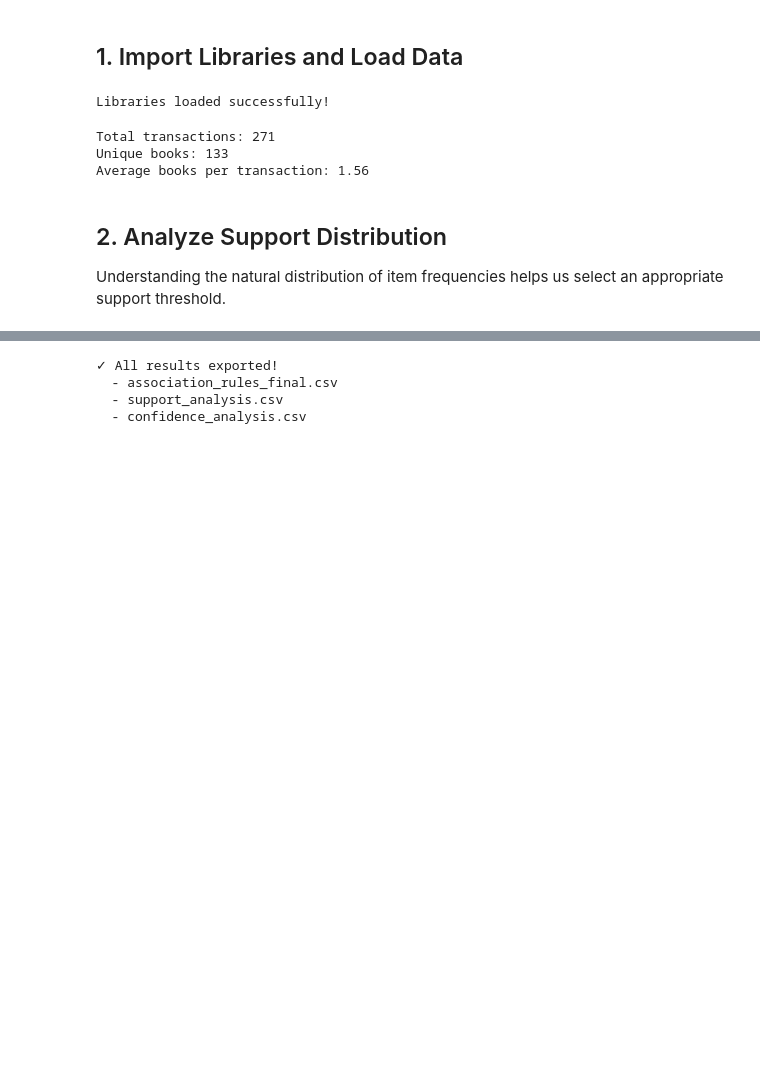
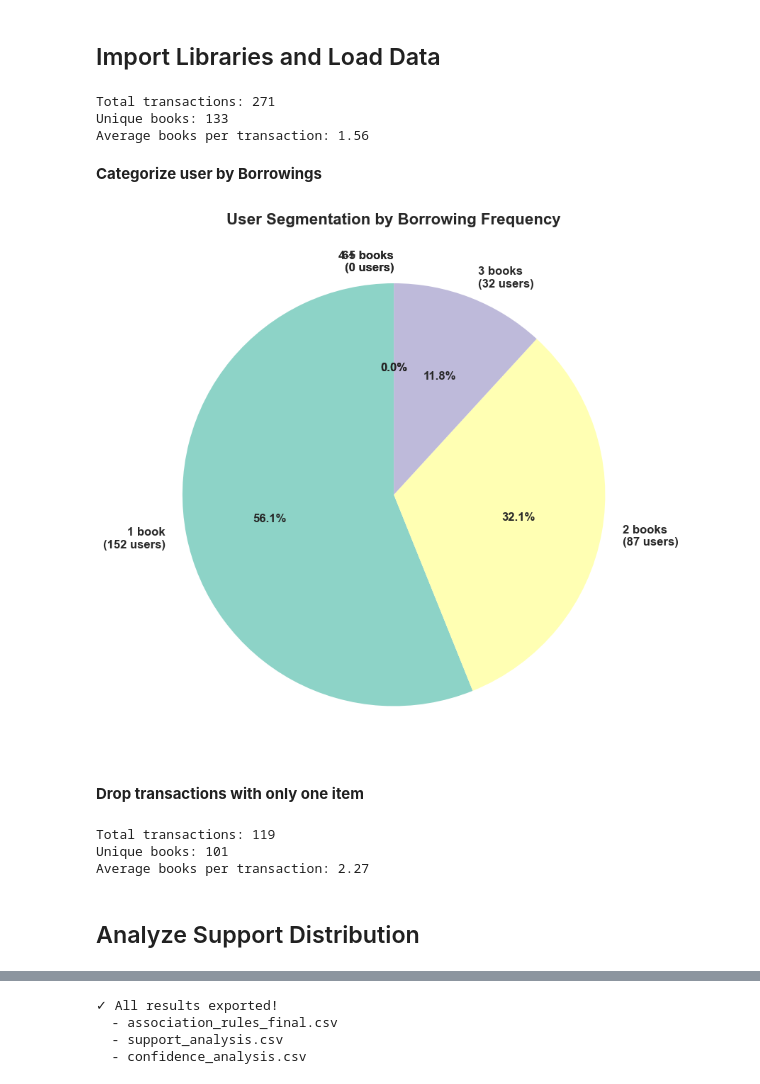
Before and after one commit to TI1307/DM_Project, a Jupyter notebook: notebooks/advanced_association_rules_analysis.ipynb, the cells around one changed output, grey strips where cells are left out. Cells and saved outputs as stored; diff of their text form; code cells hidden in the pictures; blank space fills up the shorter version.

```diff
--- a/notebooks/advanced_association_rules_analysis.ipynb
+++ b/notebooks/advanced_association_rules_analysis.ipynb
@@ -10,5 +3,5 @@ This notebook demonstrates how to select optimal `min_support` and `min_confiden
 # %% [markdown]
-## 1. Import Libraries and Load Data
+## Import Libraries and Load Data
 # %%
 import pandas as pd
 import numpy as np
@@ -16,16 +9,6 @@ import matplotlib.pyplot as plt
 import seaborn as sns
 from mlxtend.preprocessing import TransactionEncoder
 from mlxtend.frequent_patterns import fpgrowth, apriori, association_rules
-import warnings
-warnings.filterwarnings('ignore')
-
-# Set style
-plt.style.use('seaborn-v0_8-whitegrid')
-sns.set_palette('husl')
-
-print('Libraries loaded successfully!')
-# %% [output]
-Libraries loaded successfully!
 # %%
 # Load data
 Borrowings_Table = pd.read_excel('../data/cleaned_borrowings.xlsx')
@@ -48,10 +31,53 @@ print(f'Average books per transaction: {borrowing_df.sum(axis=1).mean():.2f}')
 Total transactions: 271
 Unique books: 133
 Average books per transaction: 1.56
-# %% [markdown]
-## 2. Analyze Support Distribution
-
-Understanding the natural distribution of item frequencies helps us select an appropriate support threshold.
+# %% [markdown]
+**Categorize user by Borrowings**
+# %%
+plt.figure(figsize=(10, 8))
+Borrowings_transactions['num_books_borrowed'] = Borrowings_transactions['Titre_clean'].apply(len)
+# Create borrowing categories
+borrowing_categories = pd.cut(Borrowings_transactions['num_books_borrowed'],
+                              bins=[0, 1, 2, 3, 5, float('inf')],
+                              labels=['1 book', '2 books', '3 books', '4-5 books', '6+ books'])
+
+category_counts = borrowing_categories.value_counts().sort_index()
+
+# Create pie chart
+colors = plt.cm.Set3(range(len(category_counts)))
+wedges, texts, autotexts = plt.pie(category_counts,
+                                     labels=category_counts.index,
+                                     autopct='%1.1f%%',
+                                     startangle=90,
+                                     colors=colors,
+                                     textprops={'fontsize': 12, 'fontweight': 'bold'})
+
+# Add counts to labels
+for i, (label, count) in enumerate(zip(category_counts.index, category_counts.values)):
+    texts[i].set_text(f'{label}\n({count} users)')
+
+plt.title('User Segmentation by Borrowing Frequency', fontsize=16, fontweight='bold')
+plt.tight_layout()
+plt.savefig('user_segmentation.png', dpi=300, bbox_inches='tight')
+plt.show()
+# %% [output]
+[figure, added]
+# %% [markdown]
+**Drop transactions with only one item**
+# %%
+# Drop transactions with only one item
+borrowing_df = borrowing_df[borrowing_df.sum(axis=1) > 1]
+borrowing_df = borrowing_df.loc[:, borrowing_df.sum(axis=0) > 0]
+
+print(f'Total transactions: {len(borrowing_df)}')
+print(f'Unique books: {len(borrowing_df.columns)}')
+print(f'Average books per transaction: {borrowing_df.sum(axis=1).mean():.2f}')
+# %% [output]
+Total transactions: 119
+Unique books: 101
+Average books per transaction: 2.27
+# %% [markdown]
+## Analyze Support Distribution
 # %%
 # Calculate support for all items
 item_support = borrowing_df.sum() / len(borrowing_df)
```
Also changed, not shown: parts of 19 cells of this notebook.
